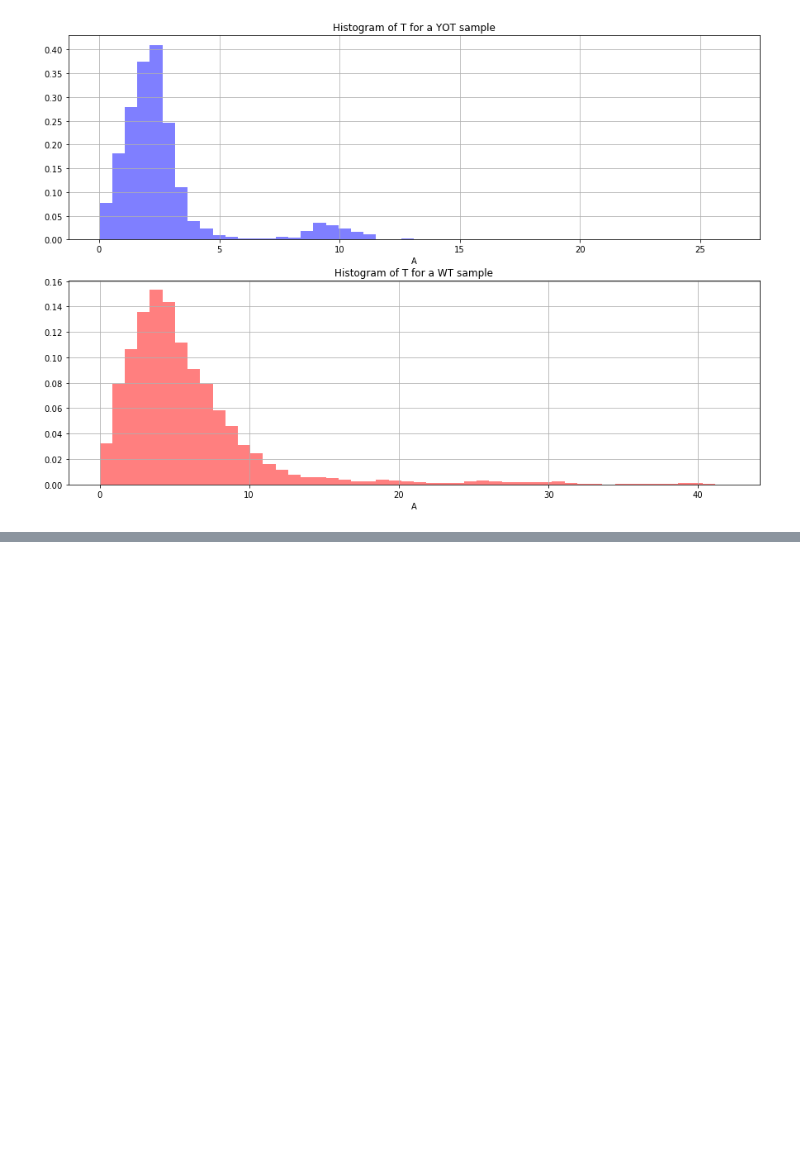
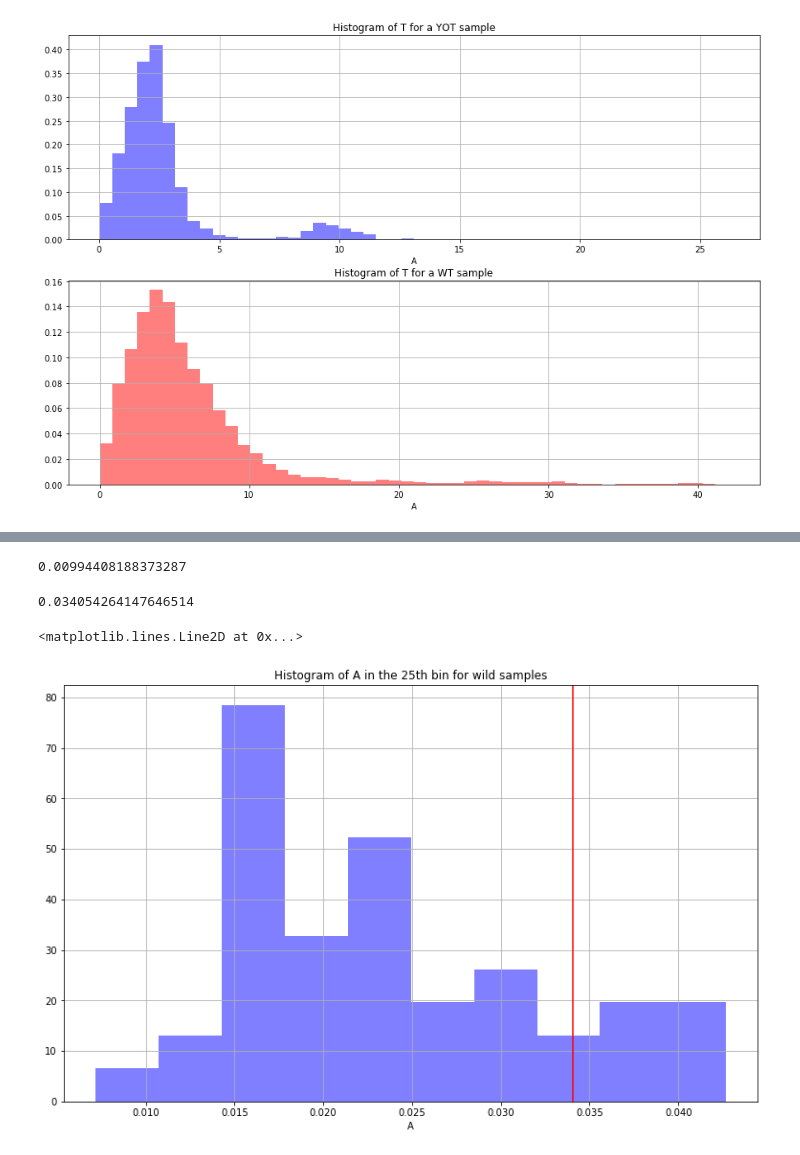
Before and after one commit to liwencong1995/SDS-Capstone-Zebrafish, a Jupyter notebook: 1.ipynb, the cells around one changed output, grey strips where cells are left out. Saved outputs shown, nothing was run; the diff lists cells and outputs as text; code cells hidden in the pictures; blank space fills up the shorter version.

Commit message:
bin freq

```diff
--- a/1.ipynb
+++ b/1.ipynb
@@ -124,0 +183,5 @@ plt.show()
+# %%
+for wt_brain in wt_brains:
+    A.extend(wt_brain.data.a)
+    R.extend(wt_brain.data.r)
+    T.extend(wt_brain.data.t)
@@ -124,0 +190,2 @@ plt.show()
+# %%
+hist_a, bin_edges_a = np.histogram(A, density=True, bins=50)
@@ -124,0 +208,28 @@ plt.show()
+# %%
+print(wt_brains[1].get_bin_freq(bin_edges_a,20))
+# %% [output]
+0.00994408188373287
+# %%
+freqs_a = []
+for i in range(1,51):
+    freq = []
+    for wt_brain in wt_brains:
+        freq.append(wt_brain.get_bin_freq(bin_edges_a,i))
+    freqs_a.append(freq)
+# %%
+yot = Brain()
+yot.read_data('../Output-yot-01-17-10-24/you-too_01_AT.psi')
+freq_yot=wt_brain.get_bin_freq(bin_edges_a,25)
+print(freq_yot)
+# %% [output]
+0.034054264147646514
+# %%
+plt.figure(figsize=(13, 8))
+plt.hist(freqs_a[25], facecolor='b', alpha=0.5, normed=True)
+plt.xlabel('A')
+plt.title('Histogram of A in the 25th bin for wild samples')
+plt.grid(True)
+plt.axvline(x=freq_yot, color='r')
+# %% [output]
+<matplotlib.lines.Line2D at 0x...>
+[figure, added]
```
Also changed, not shown: parts of 14 cells of this notebook.
